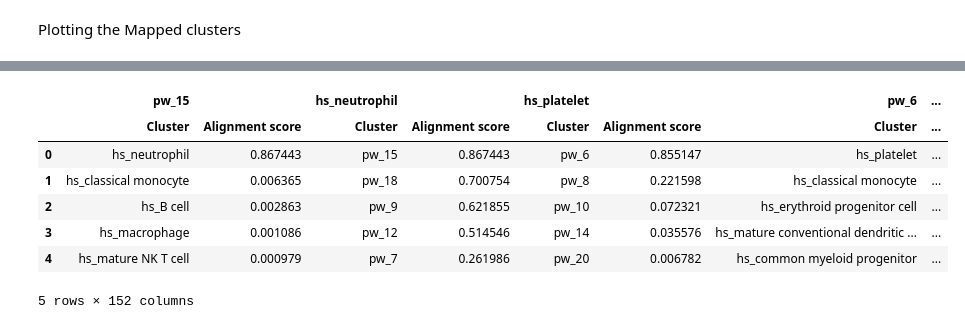
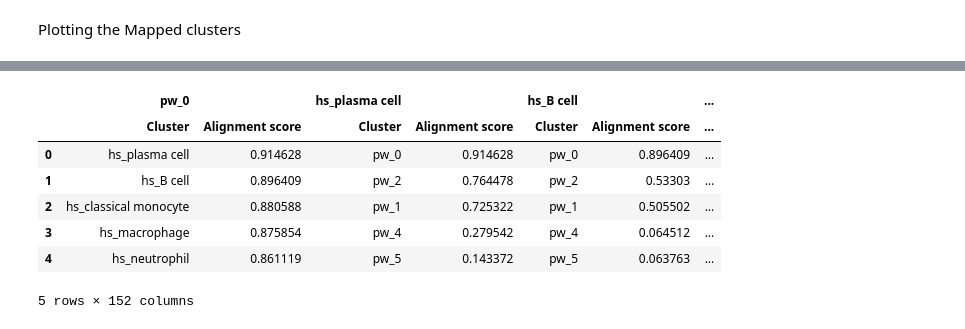
Before and after one commit to Nikhilesh-Vasanthakumar/Immune-Complexity-and-Regenerative-Dynamics-in-Pleurodeles-waltl, a Jupyter notebook: Samap_test_script.ipynb, the cells around one changed output, grey strips where cells are left out. Saved outputs shown, nothing was run; the diff lists cells and outputs as text; code cells hidden in the pictures.

```diff
--- a/Samap_test_script.ipynb
+++ b/Samap_test_script.ipynb
@@ -232,7 +241,8 @@ from samap.analysis import (get_mapping_scores, GenePairFinder,
                             convert_eggnog_to_homologs, GeneTriangles)
 from samalg import SAM
 # %%
-org1 ='/home/nikvaku/snic2022-6-312/LabMemberScratchDir/Nikhilesh/Raw_data/Anno/Pw_spleenR1.h5ad'
+#org1 ='/home/nikvaku/snic2022-6-312/LabMemberScratchDir/Nikhilesh/Raw_data/Anno/Pw_spleenR1.h5ad'
+org1='/home/nikvaku/snic2022-6-312/LabMemberScratchDir/Nikhilesh/Raw_data/Anno/adata_pl.h5ad'
 org2 ='/home/nikvaku/snic2022-6-312/LabMemberScratchDir/Nikhilesh/Raw_data/Anno/Tabula_immune.h5ad'
 filenames = {'pw':org1,'hs':org2}
 
@@ -312,18 +306,18 @@ samap.scatter(c='hs_tissue')
 # %%
 #Using cell type annotation instead of tissue.
 keys_ct = {'pw':'seurat_clusters','hs':'cell_type'}
-Ct,MappingTable_ct = get_mapping_scores(sm,keys_ct,n_top = 0)
+Ct,MappingTable_ct = get_mapping_scores(sm,keys_ct,n_top = 100)
 Ct.head()
 Ct.to_csv("/home/nikvaku/snic2022-6-312/LabMemberScratchDir/Nikhilesh/Final_Data/Output_ct_map_pw&hs.csv")
 MappingTable_ct.head()
 MappingTable_ct.to_csv("/home/nikvaku/snic2022-6-312/LabMemberScratchDir/Nikhilesh/Final_Data/Mappingtable_ct_pw&hs.csv")
 Ct.head()
 # %% [output]
-|  | pw_15 |  | hs_neutrophil |  | hs_platelet |  | pw_6 | ... |
-|  | Cluster | Alignment score | Cluster | Alignment score | Cluster | Alignment score | Cluster | ... |
-| 0 | hs_neutrophil | 0.867443 | pw_15 | 0.867443 | pw_6 | 0.855147 | hs_platelet | ... |
-| 1 | hs_classical monocyte | 0.006365 | pw_18 | 0.700754 | pw_8 | 0.221598 | hs_classical monocyte | ... |
-| 2 | hs_B cell | 0.002863 | pw_9 | 0.621855 | pw_10 | 0.072321 | hs_erythroid progenitor cell | ... |
-| 3 | hs_macrophage | 0.001086 | pw_12 | 0.514546 | pw_14 | 0.035576 | hs_mature conventional dendritic ... | ... |
-| 4 | hs_mature NK T cell | 0.000979 | pw_7 | 0.261986 | pw_20 | 0.006782 | hs_common myeloid progenitor | ... |
+|  | pw_0 |  | hs_plasma cell |  | hs_B cell |  | ... |
+|  | Cluster | Alignment score | Cluster | Alignment score | Cluster | Alignment score | ... |
+| 0 | hs_plasma cell | 0.914628 | pw_0 | 0.914628 | pw_0 | 0.896409 | ... |
+| 1 | hs_B cell | 0.896409 | pw_2 | 0.764478 | pw_2 | 0.53303 | ... |
+| 2 | hs_classical monocyte | 0.880588 | pw_1 | 0.725322 | pw_1 | 0.505502 | ... |
+| 3 | hs_macrophage | 0.875854 | pw_4 | 0.279542 | pw_4 | 0.064512 | ... |
+| 4 | hs_neutrophil | 0.861119 | pw_5 | 0.143372 | pw_5 | 0.063763 | ... |
 5 rows × 152 columns
```
Also changed, not shown: parts of 34 cells of this notebook, 9 other files.
